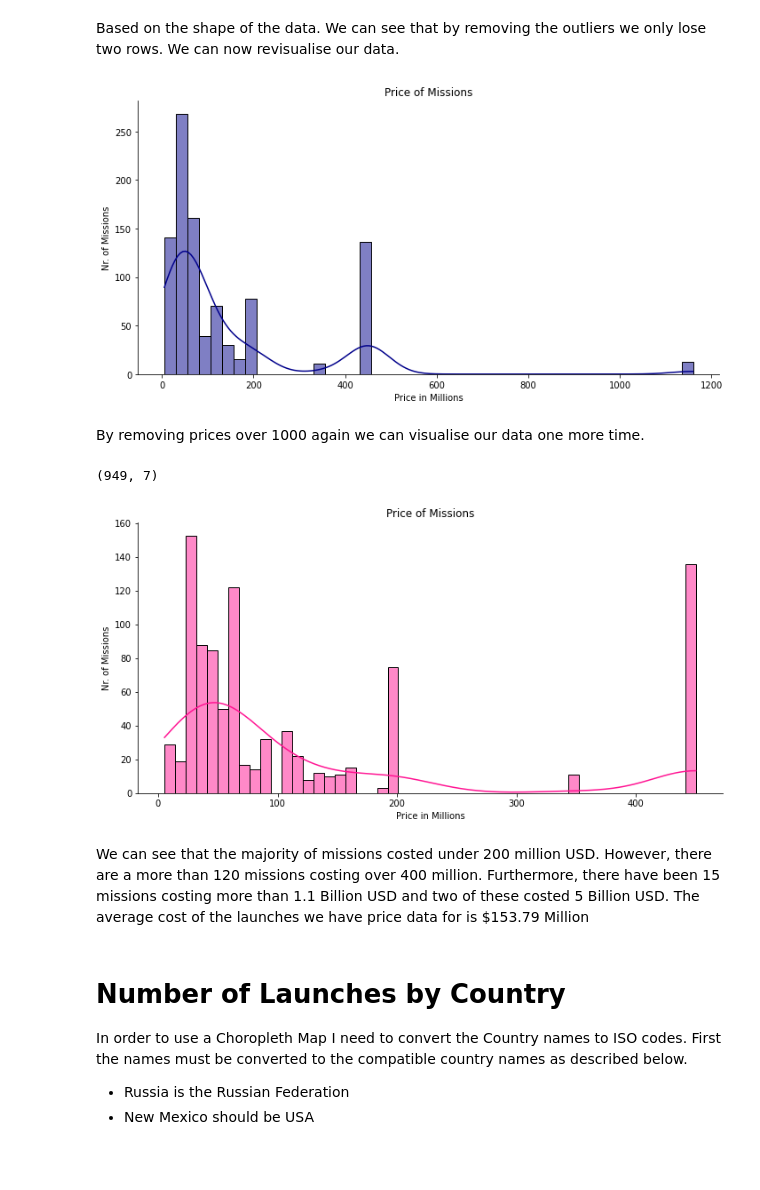
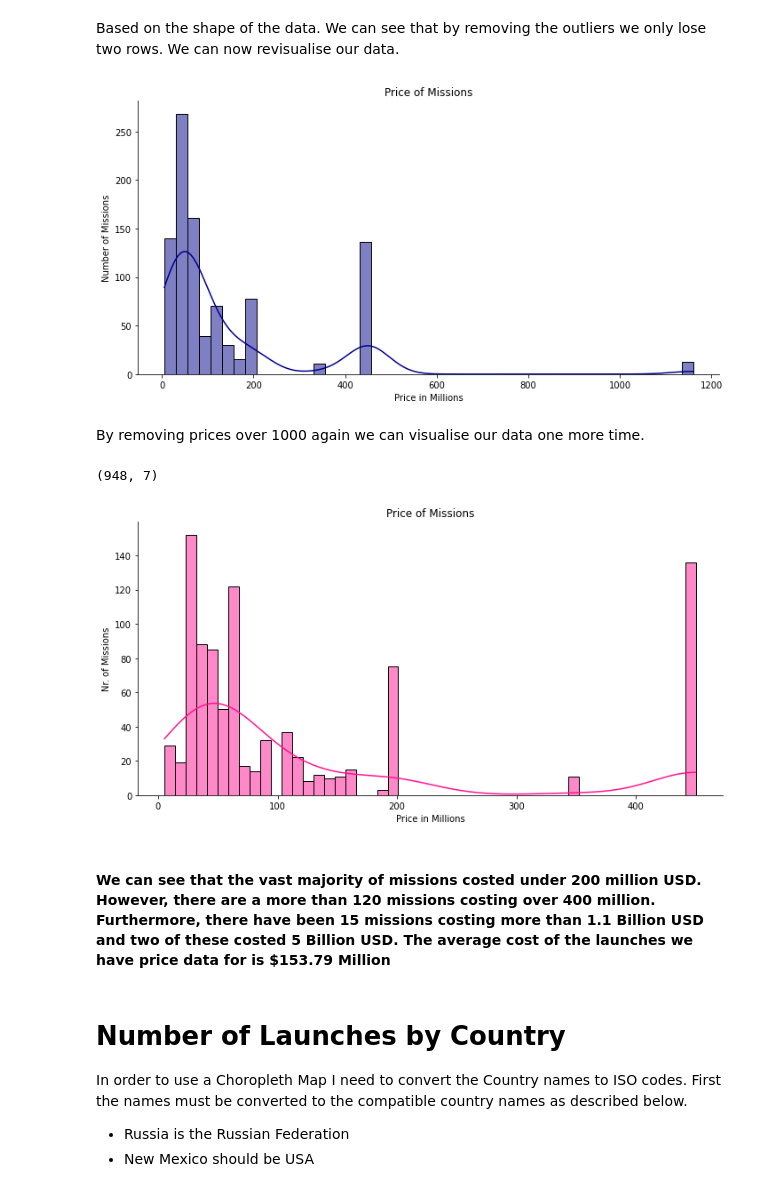
Before and after one commit to leocraig18/Portfolio-Projects, a Jupyter notebook: Space_Missions_Analysis.ipynb, the cells around one changed output. Saved outputs shown, nothing was run; the diff lists cells and outputs as text; code cells hidden in the pictures; blank space fills up the shorter version.

```diff
--- a/Space_Missions_Analysis.ipynb
+++ b/Space_Missions_Analysis.ipynb
@@ -149,0 +155,4 @@ Index(['Organisation', 'Location', 'Date', 'Detail', 'Rocket_Status', 'Price',
+# %%
+# Removing the duplicate
+df_data = df_data.drop_duplicates()
+print(f'Any duplicates? {df_data.duplicated().values.any()}')
@@ -295,16 +314,16 @@ Based on the shape of the data. We can see that by removing the outliers we only
 # %%
 sns.displot(x=df_clean_2.Price,
             aspect=2,
             color='darkblue',
             kde=True)
 
 plt.title('Price of Missions')
 plt.xlabel('Price in Millions')
-plt.ylabel('Nr. of Missions')
+plt.ylabel('Number of Missions')
 
 plt.show()
 # %% [output]
-[figure, old version]
+[figure, new version]
 # %% [markdown]
 By removing prices over 1000 again we can visualise our data one more time.
 # %%
@@ -323,10 +342,10 @@ plt.ylabel('Nr. of Missions')
 
 plt.show()
 # %% [output]
-(949, 7)
+(948, 7)
-[figure, old version]
+[figure, new version]
 # %% [markdown]
-We can see that the majority of missions costed under 200 million USD. However, there are a more than 120 missions costing over 400 million. Furthermore, there have been 15 missions costing more than 1.1 Billion USD and two of these costed 5 Billion USD. The average cost of the launches we have price data for is $153.79 Million
+#### We can see that the vast majority of missions costed under 200 million USD. However, there are a more than 120 missions costing over 400 million. Furthermore, there have been 15 missions costing more than 1.1 Billion USD and two of these costed 5 Billion USD. The average cost of the launches we have price data for is $153.79 Million
 # %% [markdown]
 # Number of Launches by Country
 In order to use a Choropleth Map I need to convert the Country names to ISO codes. First the names must be converted to the compatible country names as described below.
```
Also changed, not shown: parts of 49 cells of this notebook.
